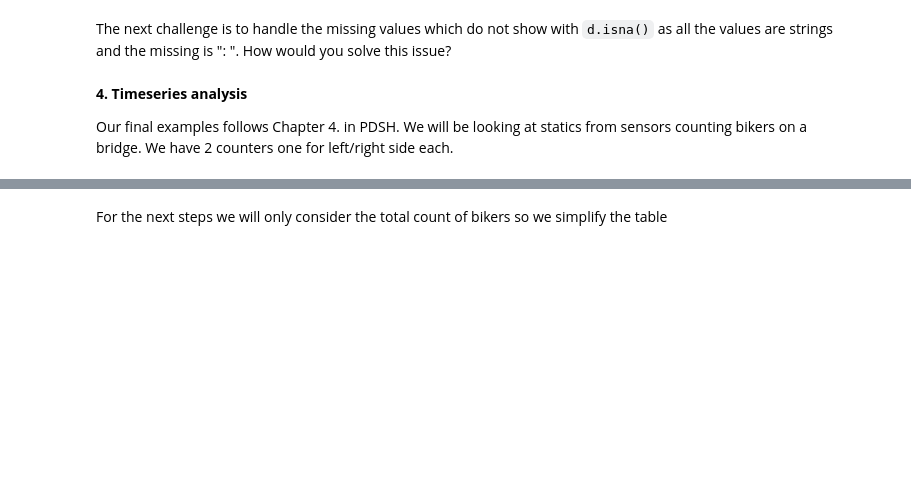
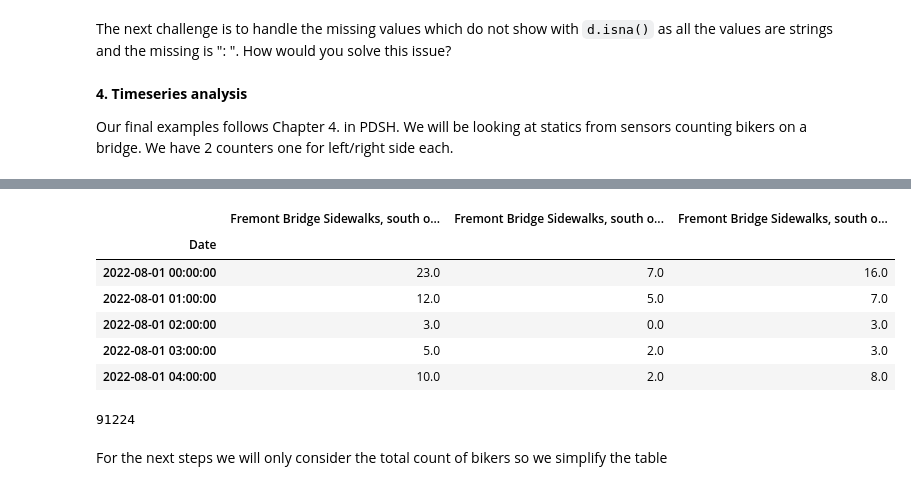
Before and after one commit to UiO-IN3110/UiO-IN3110.github.io, a Jupyter notebook: lectures/pandas/Pandas.ipynb, the cells around one changed output, grey strips where cells are left out. Cells and saved outputs as stored; diff of their text form; code cells hidden in the pictures; blank space fills up the shorter version.

```diff
--- a/lectures/pandas/Pandas.ipynb
+++ b/lectures/pandas/Pandas.ipynb
@@ -560,6 +560,28 @@ __1. Used cars__
 This dataset is downloaded from [Kaggle](https://www.kaggle.com/datasets/tsaustin/us-used-car-sales-data?resource=download) and statistics on saled card (ebay?). More precisely, having read the data by built-in
 reader `read_csv` we have
 # %%
+from pathlib import Path
+
+import requests
+
+
+def download_file(filename, url):
+    path = Path(filename)
+    if path.exists():
+        return path
+    print(f"Downloading {path}")
+    with requests.get(url, stream=True) as r:
+        r.raise_for_status()
+        with path.open("wb") as f:
+            for chunk in r.iter_content(chunk_size=8192):
+                f.write(chunk)
+    return path
+
+
+url = "https://www.kaggle.com/datasets/tsaustin/us-used-car-sales-data/download?datasetVersionNumber=4"
+filename = Path("data") / "used_car_sales.csv"
+# download_file(filename, url)
+
 data = pd.read_csv(
     "./data/used_car_sales.csv", dtype={"Mileage": int, "pricesold": int}
 )
@@ -724,3 +763,8 @@ Our final examples follows Chapter 4. in PDSH. We will be looking at statics fro
 # %%
-data = pd.read_csv("FremontBridge.csv", index_col="Date", parse_dates=True)
+download_file(
+    "data/FremontBridge.csv",
+    url="https://data.seattle.gov/api/views/65db-xm6k/rows.csv?accessType=DOWNLOAD",
+)
+data = pd.read_csv("data/FremontBridge.csv", index_col="Date", parse_dates=True)
 data.head()
+# %% [output]
@@ -727,5 +772,14 @@ data.head()
+|  | Fremont Bridge Sidewalks, south o... | Fremont Bridge Sidewalks, south o... | Fremont Bridge Sidewalks, south o... |
+| Date |  |  |  |
+| 2022-08-01 00:00:00 | 23.0 | 7.0 | 16.0 |
+| 2022-08-01 01:00:00 | 12.0 | 5.0 | 7.0 |
+| 2022-08-01 02:00:00 | 3.0 | 0.0 | 3.0 |
+| 2022-08-01 03:00:00 | 5.0 | 2.0 | 3.0 |
+| 2022-08-01 04:00:00 | 10.0 | 2.0 | 8.0 |
 # %%
 len(data)
+# %% [output]
+91224
 # %% [markdown]
 For the next steps we will only consider the total count of bikers so we simplify the table
 # %%
```
Also changed, not shown: parts of 8 cells of this notebook, 14 other files.
